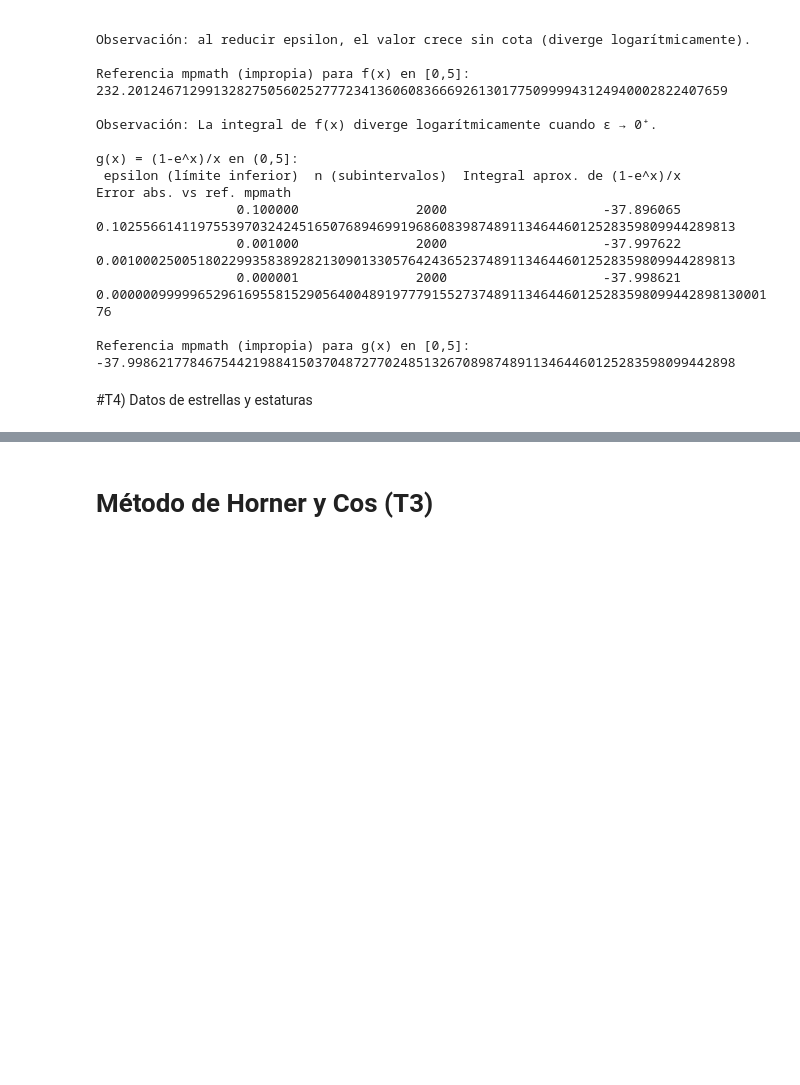
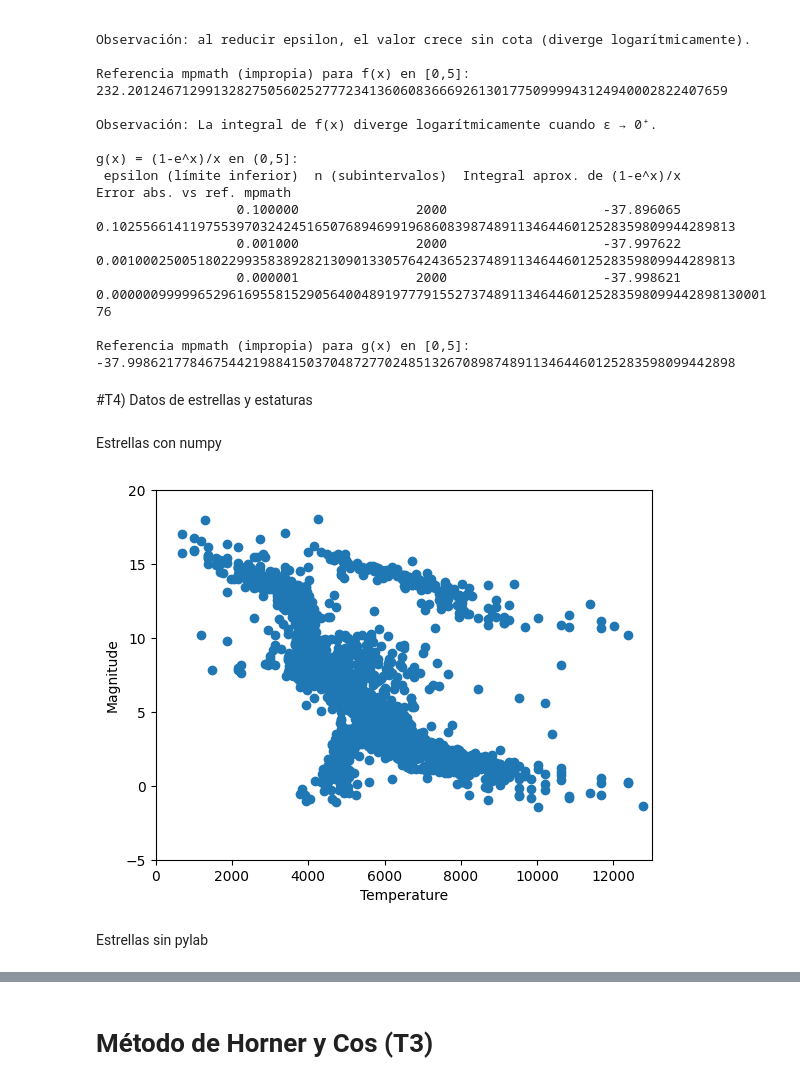
Before and after one commit to BraulioDGM12/SSF-Oto25_GalvezBraulio, a Jupyter notebook: SSF_Oto25GálvezBraulio.ipynb, the cells around one changed output, grey strips where cells are left out. Saved outputs shown, nothing was run; the diff lists cells and outputs as text; code cells hidden in the pictures; blank space fills up the shorter version.

```diff
--- a/SSF_Oto25GálvezBraulio.ipynb
+++ b/SSF_Oto25GálvezBraulio.ipynb
@@ -308,3 +308,25 @@ g(x) = (1-e^x)/x en (0,5]:
 Referencia mpmath (impropia) para g(x) en [0,5]: -37.998621778467544219884150370487277024851326708987489113464460125283598099442898
 # %% [markdown]
 #T4) Datos de estrellas y estaturas
+# %% [markdown]
+Estrellas con numpy
+# %%
+#!/usr/bin/env python
+from __future__ import print_function,division
+### http://www-personal.umich.edu/~mejn/computational-physics/
+
+from pylab import scatter,xlabel,ylabel,xlim,ylim,show
+from numpy import loadtxt
+
+data = loadtxt("stars.dat",float)
+x = data[:,0]
+y = data[:,1]
+
+scatter(x,y)
+xlabel("Temperature")
+ylabel("Magnitude")
+xlim(0,13000)
+ylim(-5,20)
+show()
+# %% [output]
+[figure, added]
@@ -311,3 +336,5 @@ Referencia mpmath (impropia) para g(x) en [0,5]: -37.998621778467544219884150370
+# %% [markdown]
+Estrellas sin pylab
 # %%
 
 #!/usr/bin/env python
```
Also changed, not shown: parts of 2 cells of this notebook.
